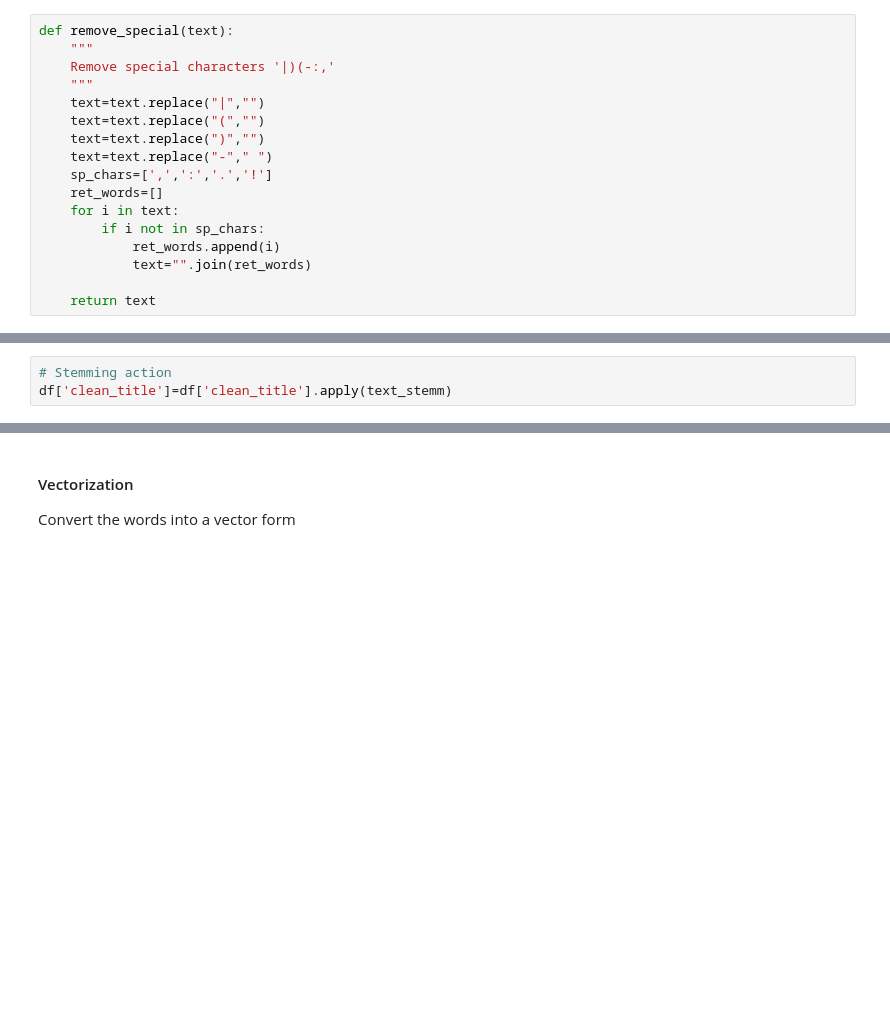
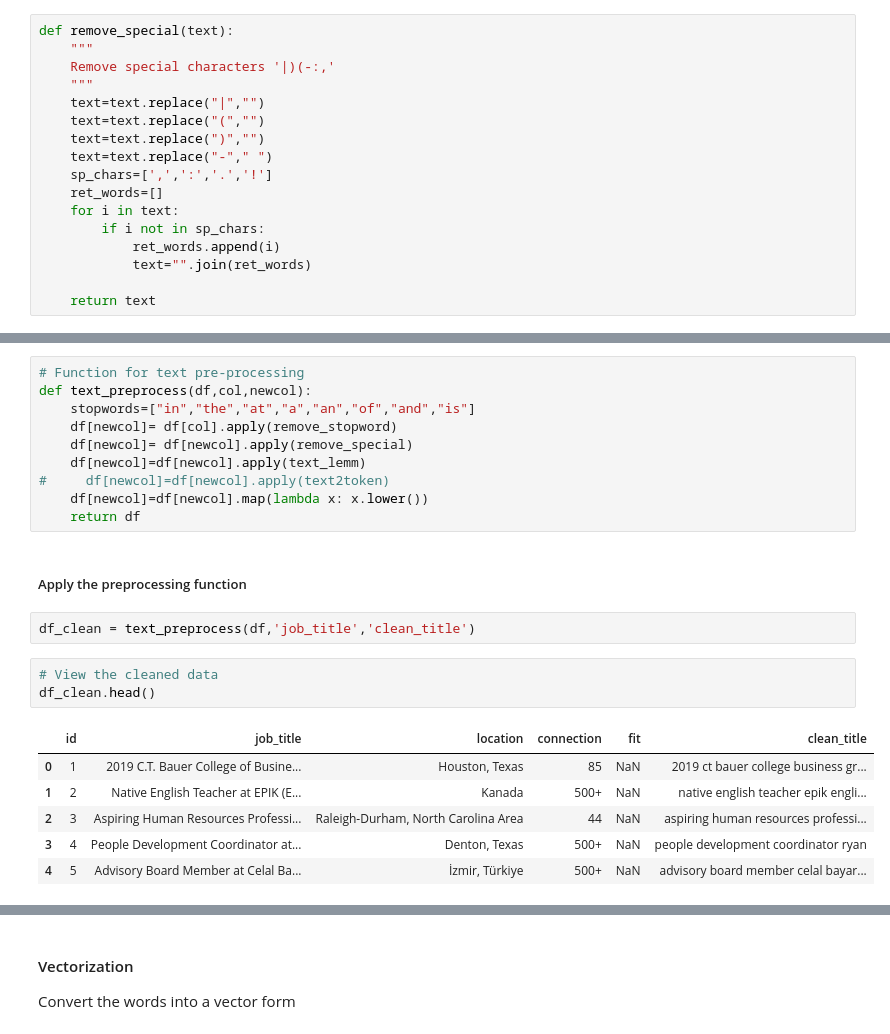
Before and after one commit to pchopalli/prashant, a Jupyter notebook: notebooks/potentialtalents/1_prashant_potential_talents.ipynb, the cells around one changed output, grey strips where cells are left out. Drawn from its saved outputs; the diff is of its cells as text; blank space fills up the shorter version.

```diff
--- a/notebooks/potentialtalents/1_prashant_potential_talents.ipynb
+++ b/notebooks/potentialtalents/1_prashant_potential_talents.ipynb
@@ -198,3 +146,0 @@ def text_stemm(text):
-# %%
-# Stemming action
-df['clean_title']=df['clean_title'].apply(text_stemm)
@@ -239,0 +156,24 @@ df
+# %%
+# Function for text pre-processing
+def text_preprocess(df,col,newcol):
+    stopwords=["in","the","at","a","an","of","and","is"]
+    df[newcol]= df[col].apply(remove_stopword)
+    df[newcol]= df[newcol].apply(remove_special)
+    df[newcol]=df[newcol].apply(text_lemm)
+#     df[newcol]=df[newcol].apply(text2token)
+    df[newcol]=df[newcol].map(lambda x: x.lower())
+    return df
+# %% [markdown]
+##### Apply the preprocessing function
+# %%
+df_clean = text_preprocess(df,'job_title','clean_title')
+# %%
+# View the cleaned data
+df_clean.head()
+# %% [output]
+|  | id | job_title | location | connection | fit | clean_title |
+| 0 | 1 | 2019 C.T. Bauer College of Busine... | Houston, Texas | 85 | NaN | 2019 ct bauer college business gr... |
+| 1 | 2 | Native English Teacher at EPIK (E... | Kanada | 500+ | NaN | native english teacher epik engli... |
+| 2 | 3 | Aspiring Human Resources Professi... | Raleigh-Durham, North Carolina Area | 44 | NaN | aspiring human resources professi... |
+| 3 | 4 | People Development Coordinator at... | Denton, Texas | 500+ | NaN | people development coordinator ryan |
+| 4 | 5 | Advisory Board Member at Celal Ba... | İzmir, Türkiye | 500+ | NaN | advisory board member celal bayar... |
```
Also changed, not shown: parts of 44 cells of this notebook.
